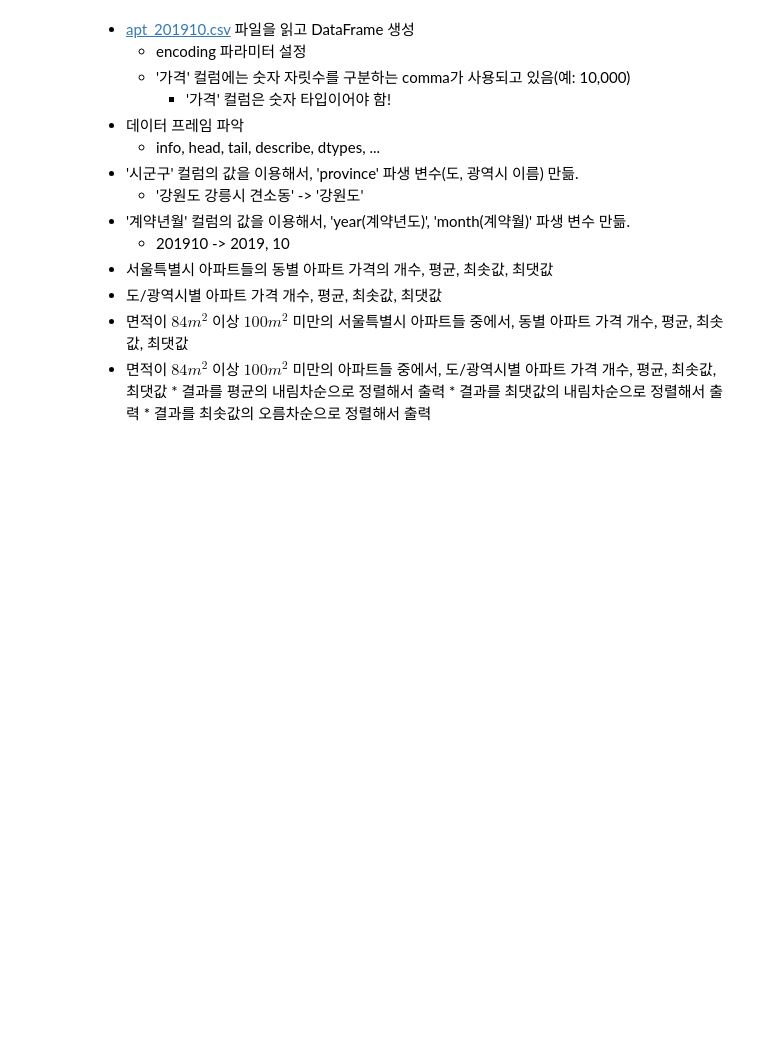
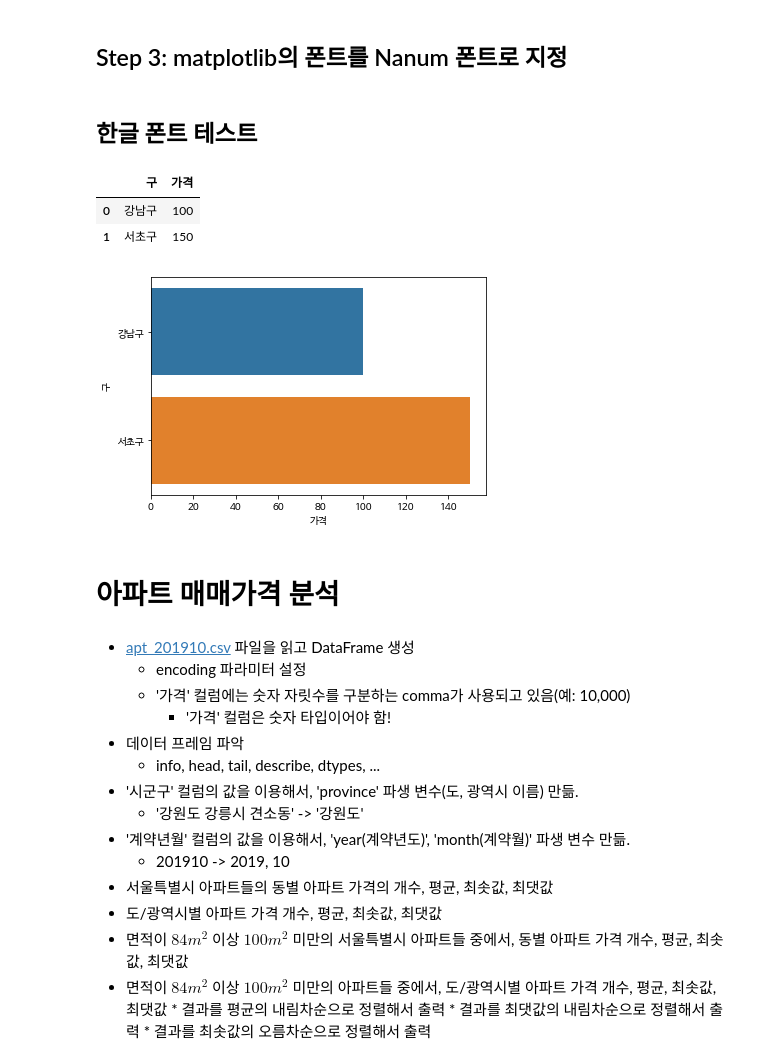
Before and after one commit to DavidJeonKr/lab_python, a Jupyter notebook: py26_apt.ipynb, the cells around one changed output. Drawn from its saved outputs; the diff is of its cells as text; code cells hidden in the pictures; blank space fills up the shorter version.

```diff
--- a/py26_apt.ipynb
+++ b/py26_apt.ipynb
@@ -2,0 +33,2 @@
+# %% [markdown]
+## Step 3: matplotlib의 폰트를 Nanum 폰트로 지정
@@ -2,0 +39,2 @@
+# %% [markdown]
+## 한글 폰트 테스트
@@ -3,3 +46,18 @@
+# %%
+df = pd.DataFrame(data={'구': ['강남구', '서초구'],
+                        '가격': [100, 150]})
+df
+# %% [output]
+|  | 구 | 가격 |
+| 0 | 강남구 | 100 |
+| 1 | 서초구 | 150 |
+# %%
+sns.barplot(x='가격', y='구', data=df)
+plt.show()
+# %% [output]
+[figure, added]
+# %% [markdown]
+# 아파트 매매가격 분석
 # %% [markdown]
 *   [apt_201910.csv](https://github.com/JakeOh/202105_itw_bd26/raw/main/datasets/apt_201910.csv) 파일을 읽고 DataFrame 생성
     *   encoding 파라미터 설정
```
Also changed, not shown: parts of 122 cells of this notebook.
